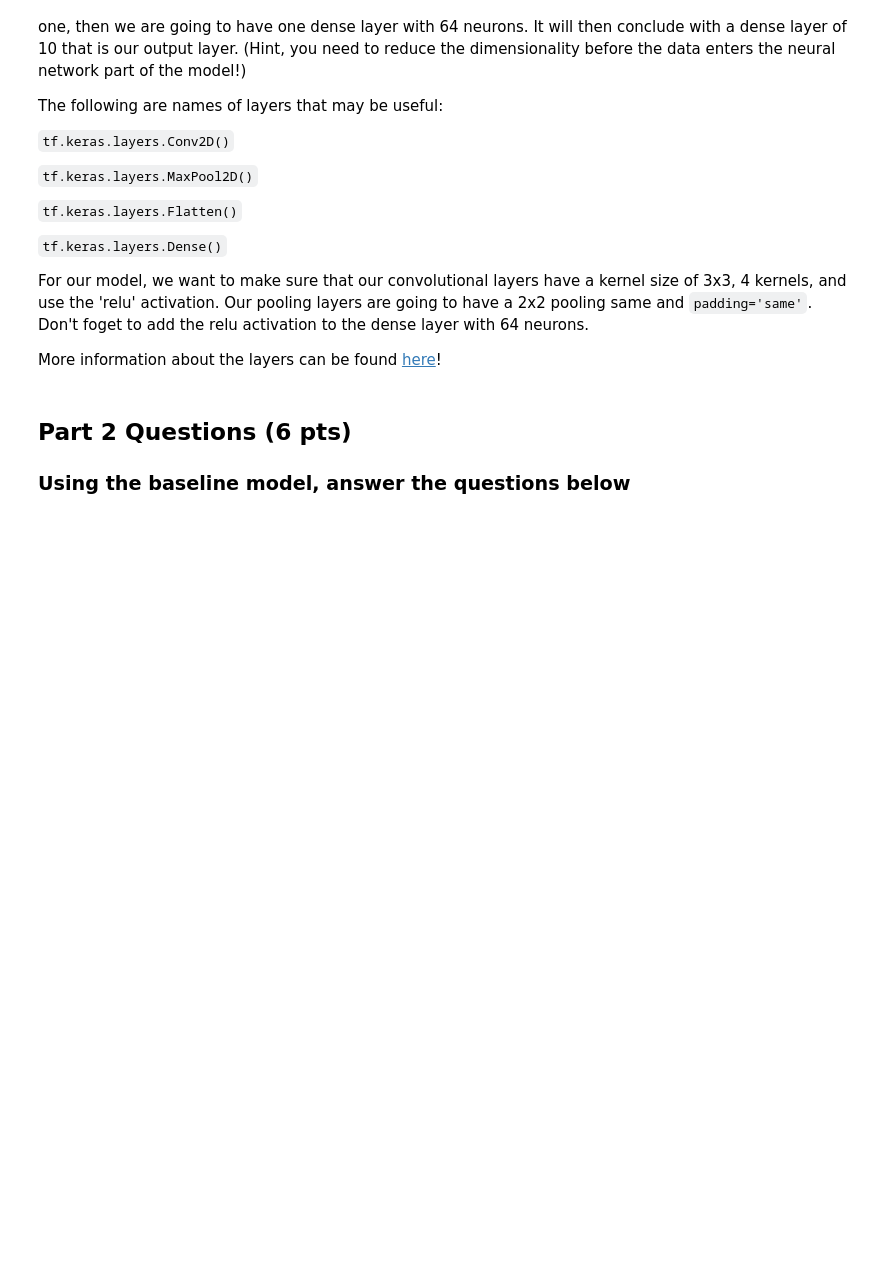
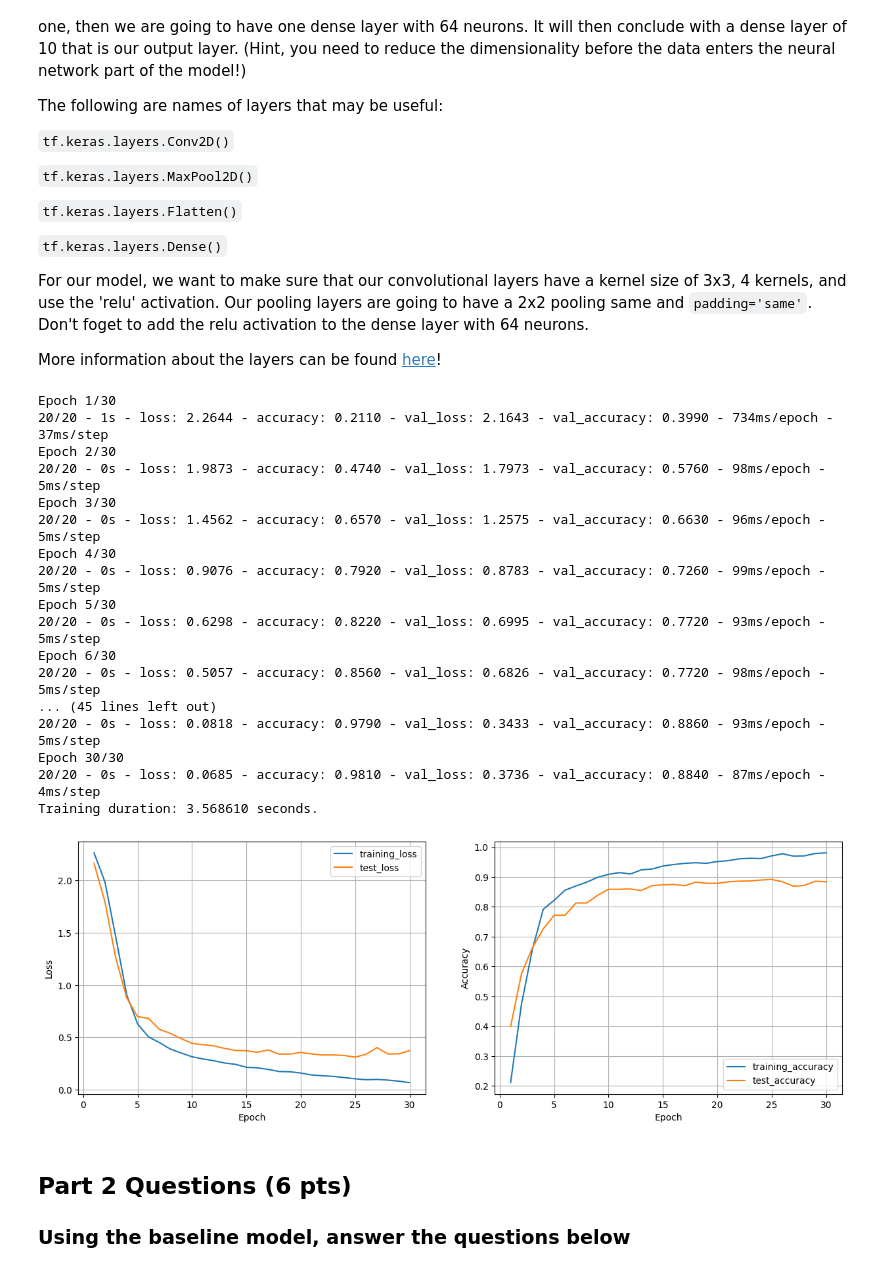
Before and after one commit to gordmo/DataScience-303, a Jupyter notebook: PROJECTS/08-neuralnet-cnn.ipynb, the cells around one changed output. Saved outputs shown, nothing was run; the diff lists cells and outputs as text; code cells hidden in the pictures; blank space fills up the shorter version.

```diff
--- a/PROJECTS/08-neuralnet-cnn.ipynb
+++ b/PROJECTS/08-neuralnet-cnn.ipynb
@@ -171,31 +169,70 @@ More information about the layers can be found [here](https://www.tensorflow.org
 # %%
 ## This is the baseline model.
 
 ##Your Code goe here
-num_kernels =
-dense_layer_neurons =
-kernels_size =
-pooling_size =
-model =
+num_kernels = 4
+dense_layer_neurons = 64
+kernels_size = (3,3)
+pooling_size = (2,2)
+input_shape = (28,28,1)
+model = tf.keras.models.Sequential([
+    # First Convolutional layer with MaxPooling
+    tf.keras.layers.Conv2D(num_kernels, kernel_size=kernels_size, activation='relu', padding='same', input_shape=(input_shape)),
+    tf.keras.layers.MaxPool2D(pool_size=pooling_size, padding='same'),
+
+    # Second Convolutional layer with MaxPooling
+    tf.keras.layers.Conv2D(num_kernels, kernel_size=kernels_size, activation='relu', padding='same'),
+    tf.keras.layers.MaxPool2D(pool_size=pooling_size, padding='same'),
+
+    # Flatten layer to transition from convolutional to dense layers
+    tf.keras.layers.Flatten(),
+
+    # Dense layer with 64 neurons and ReLU activation
+    tf.keras.layers.Dense(dense_layer_neurons, activation='relu'),
+
+    # Output layer with 10 neurons (assuming it's for classification)
+    # and no activation function as we'll use softmax in the loss function
+    tf.keras.layers.Dense(10)
+])
+
 
 # Do not change any arguments in the call to model.compile()
 model.compile(
     loss=tf.keras.losses.SparseCategoricalCrossentropy(from_logits=True),
     optimizer=tf.keras.optimizers.Adam(0.001),
     metrics=['accuracy'],
 )
 
 # Do not change any arguments in the call to model.fit()
 epochs = 30
 t = time.time()
 history = model.fit(dataset_train,
                     epochs=epochs,
                     validation_data=dataset_test,
                     verbose=verbose)
 print('Training duration: %f seconds.' % (time.time() - t))
 
 # Plot results
 plot_results(history)
+# %% [output]
+Epoch 1/30
+20/20 - 1s - loss: 2.2644 - accuracy: 0.2110 - val_loss: 2.1643 - val_accuracy: 0.3990 - 734ms/epoch - 37ms/step
+Epoch 2/30
+20/20 - 0s - loss: 1.9873 - accuracy: 0.4740 - val_loss: 1.7973 - val_accuracy: 0.5760 - 98ms/epoch - 5ms/step
+Epoch 3/30
+20/20 - 0s - loss: 1.4562 - accuracy: 0.6570 - val_loss: 1.2575 - val_accuracy: 0.6630 - 96ms/epoch - 5ms/step
+Epoch 4/30
+20/20 - 0s - loss: 0.9076 - accuracy: 0.7920 - val_loss: 0.8783 - val_accuracy: 0.7260 - 99ms/epoch - 5ms/step
+Epoch 5/30
+20/20 - 0s - loss: 0.6298 - accuracy: 0.8220 - val_loss: 0.6995 - val_accuracy: 0.7720 - 93ms/epoch - 5ms/step
+Epoch 6/30
+20/20 - 0s - loss: 0.5057 - accuracy: 0.8560 - val_loss: 0.6826 - val_accuracy: 0.7720 - 98ms/epoch - 5ms/step
+... (45 lines left out)
+20/20 - 0s - loss: 0.0818 - accuracy: 0.9790 - val_loss: 0.3433 - val_accuracy: 0.8860 - 93ms/epoch - 5ms/step
+Epoch 30/30
+20/20 - 0s - loss: 0.0685 - accuracy: 0.9810 - val_loss: 0.3736 - val_accuracy: 0.8840 - 87ms/epoch - 4ms/step
+Training duration: 3.568610 seconds.
+[figure, added]
 # %% [markdown]
 ## Part 2 Questions (6 pts)
 
```
Also changed, not shown: parts of 16 cells of this notebook, 8 other files.
